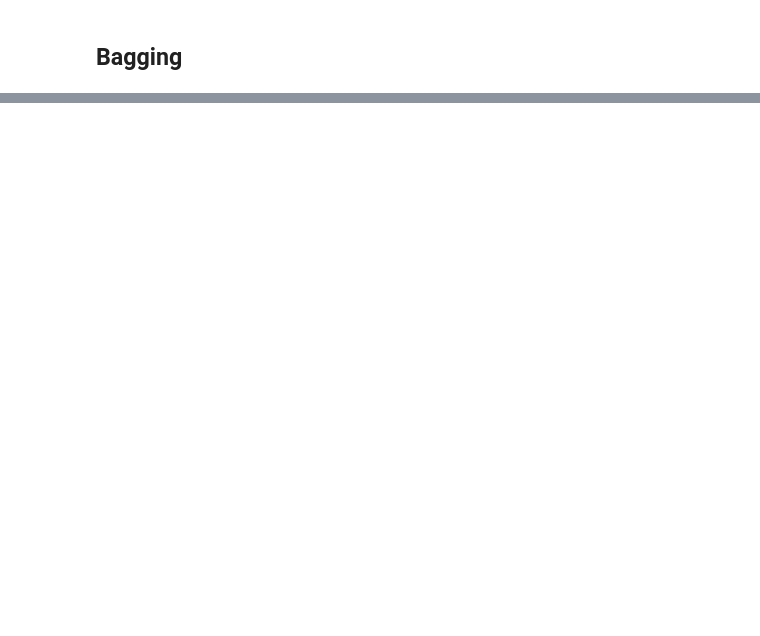
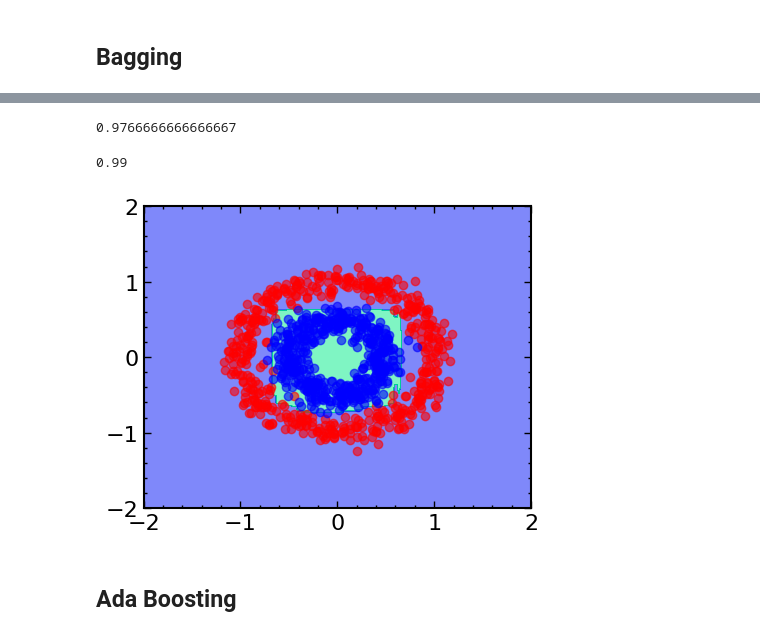
Before and after one commit to litterel/machine-learning, a Jupyter notebook: 13-ensemble.ipynb, the cells around one changed output, grey strips where cells are left out. Cells and saved outputs as stored; diff of their text form; code cells hidden in the pictures; blank space fills up the shorter version.

```diff
--- a/13-ensemble.ipynb
+++ b/13-ensemble.ipynb
@@ -78,0 +124,4 @@ scatter_2d(X,y)
+# %%
+rfclf = RandomForestClassifier(500,n_jobs=-1,oob_score=True,max_leaf_nodes=16)
+# %%
+rfclf.fit(X_train,y_train)
@@ -78,0 +137,15 @@ scatter_2d(X,y)
+# %%
+rfclf.oob_score_
+# %% [output]
+0.9766666666666667
+# %%
+rfclf.score(X_test,y_test)
+# %% [output]
+0.99
+# %%
+plot_boundry(rfclf,[-2,2,-2,2])
+scatter_2d(X,y)
+# %% [output]
+[figure, added]
+# %% [markdown]
+## Ada Boosting
```
Also changed, not shown: parts of 17 cells of this notebook, 4 other files.
